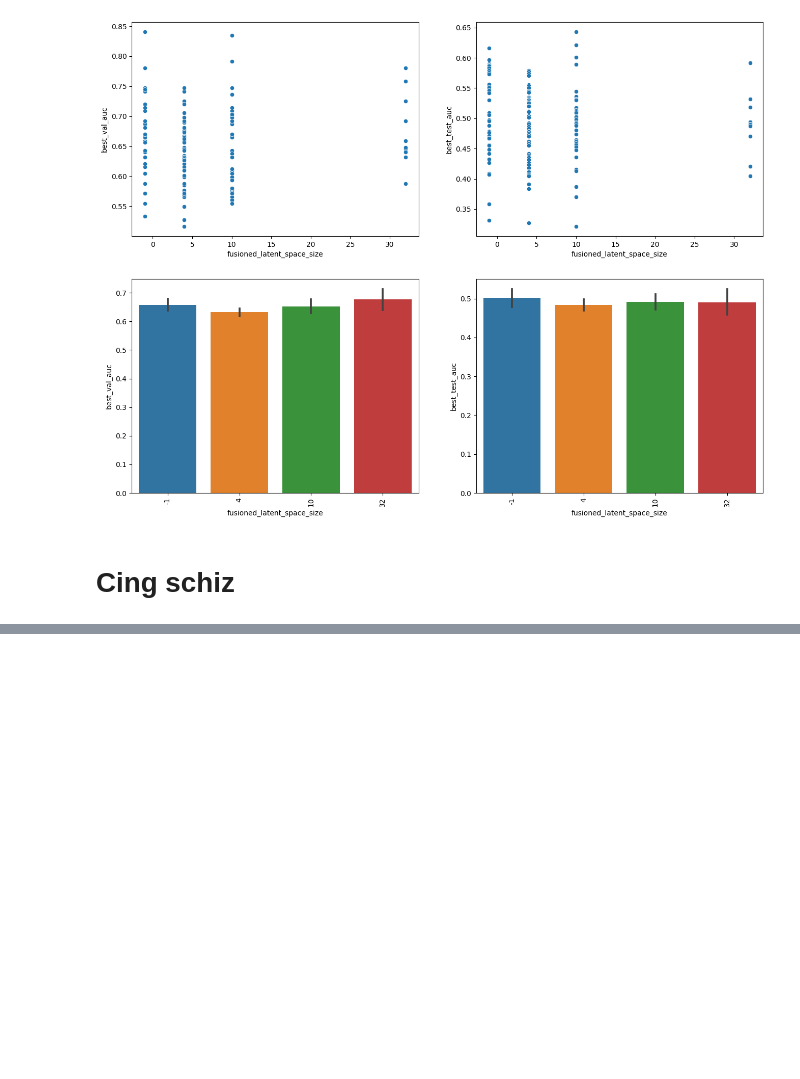
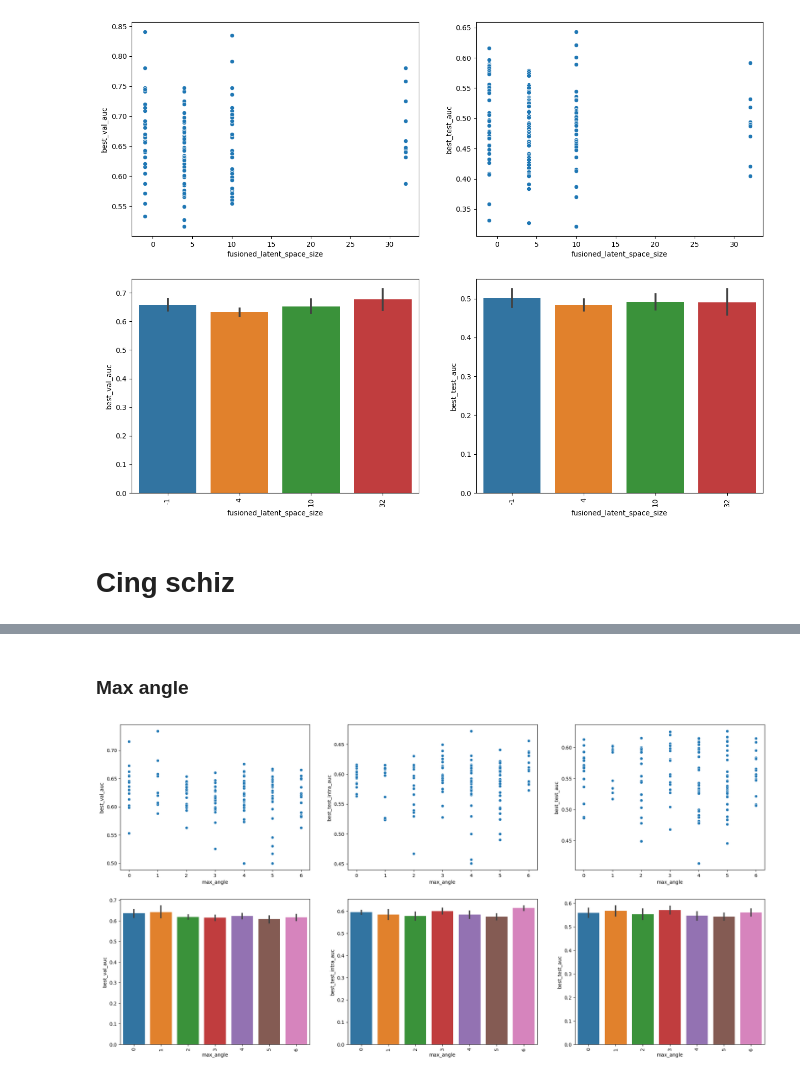
Before and after one commit to neurospin-projects/2023_agaudin_jchavas_folding_supervised, a Jupyter notebook: contrastive/notebooks/wandb_grid_searches/ACC_presearch.ipynb, the cells around one changed output, grey strips where cells are left out. Cells and saved outputs as stored; diff of their text form; code cells hidden in the pictures; blank space fills up the shorter version.

```diff
--- a/contrastive/notebooks/wandb_grid_searches/ACC_presearch.ipynb
+++ b/contrastive/notebooks/wandb_grid_searches/ACC_presearch.ipynb
@@ -244,0 +345,7 @@ graphs(bdd_asymetry_2, 'fusioned_latent_space_size', continuous=False,
+# %% [markdown]
+### Max angle
+# %%
+graphs_intra(bdd_schiz, 'max_angle', continuous=False,
+             min_param=0, max_param=0.5)
+# %% [output]
+[figure, added]
```
Also changed, not shown: parts of 25 cells of this notebook, 5 other files.
